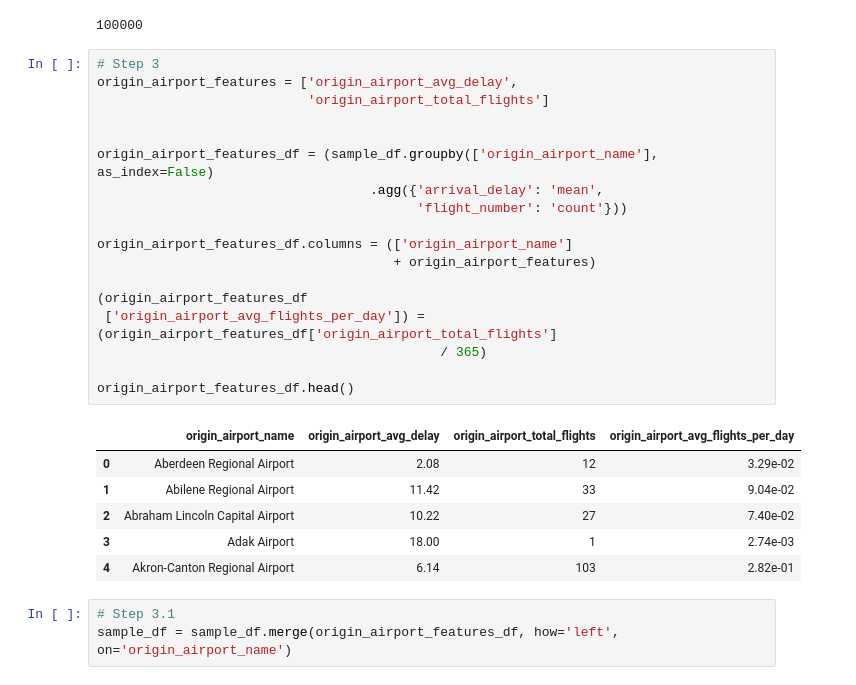
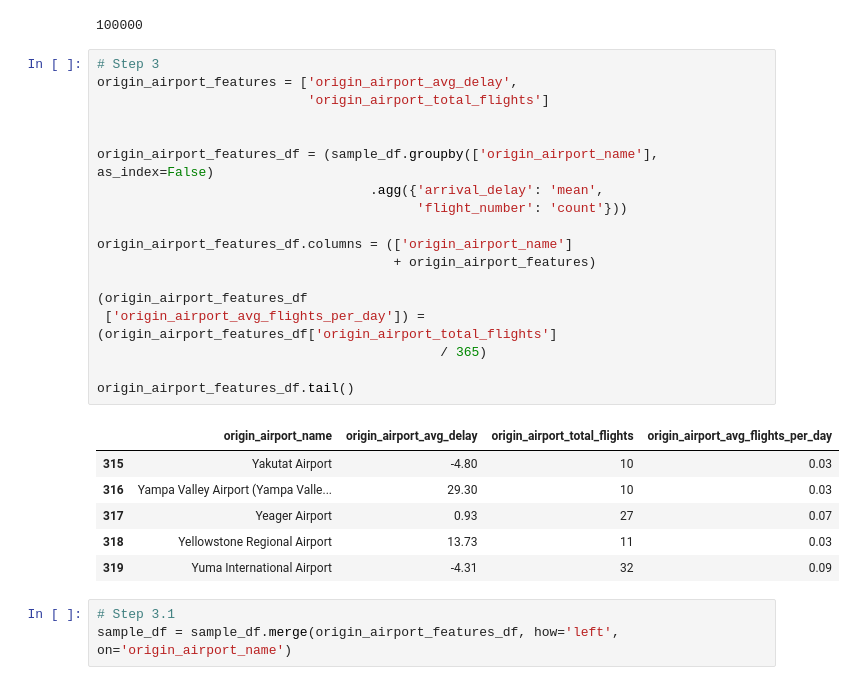
Before and after one commit to binh748/flight-classification, a Jupyter notebook: feature_engineering.ipynb, the cells around one changed output. Saved outputs shown, nothing was run; the diff lists cells and outputs as text.

```diff
--- a/feature_engineering.ipynb
+++ b/feature_engineering.ipynb
@@ -360,28 +360,28 @@ sample_df.groupby('origin_airport').size().sum()
 # %%
 # Step 3
 origin_airport_features = ['origin_airport_avg_delay',
                            'origin_airport_total_flights']
 
 
 origin_airport_features_df = (sample_df.groupby(['origin_airport_name'], as_index=False)
                                    .agg({'arrival_delay': 'mean',
                                          'flight_number': 'count'}))
 
 origin_airport_features_df.columns = (['origin_airport_name']
                                       + origin_airport_features)
 
 (origin_airport_features_df
  ['origin_airport_avg_flights_per_day']) = (origin_airport_features_df['origin_airport_total_flights']
                                             / 365)
 
-origin_airport_features_df.head()
+origin_airport_features_df.tail()
 # %% [output]
 |  | origin_airport_name | origin_airport_avg_delay | origin_airport_total_flights | origin_airport_avg_flights_per_day |
-| 0 | Aberdeen Regional Airport | 2.08 | 12 | 3.29e-02 |
-| 1 | Abilene Regional Airport | 11.42 | 33 | 9.04e-02 |
-| 2 | Abraham Lincoln Capital Airport | 10.22 | 27 | 7.40e-02 |
-| 3 | Adak Airport | 18.00 | 1 | 2.74e-03 |
-| 4 | Akron-Canton Regional Airport | 6.14 | 103 | 2.82e-01 |
+| 315 | Yakutat Airport | -4.80 | 10 | 0.03 |
+| 316 | Yampa Valley Airport (Yampa Valle... | 29.30 | 10 | 0.03 |
+| 317 | Yeager Airport | 0.93 | 27 | 0.07 |
+| 318 | Yellowstone Regional Airport | 13.73 | 11 | 0.03 |
+| 319 | Yuma International Airport | -4.31 | 32 | 0.09 |
 # %%
 # Step 3.1
 sample_df = sample_df.merge(origin_airport_features_df, how='left', on='origin_airport_name')
```
Also changed, not shown: parts of 16 cells of this notebook.
